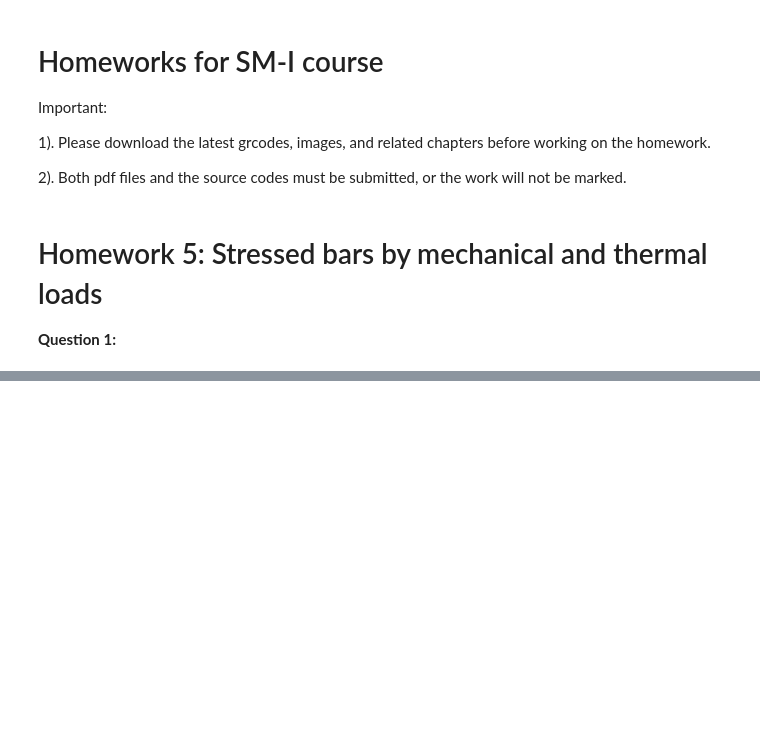
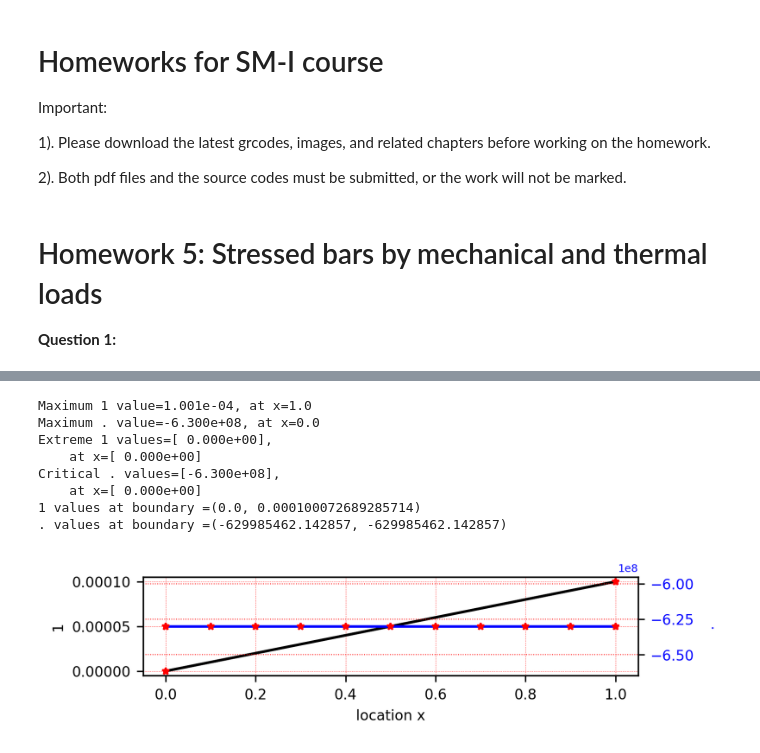
Before and after one commit to kavourbm/Solid-Mechanics-I, a Jupyter notebook: HW5.ipynb, the cells around one changed output, grey strips where cells are left out. Cells and saved outputs as stored; diff of their text form; code cells hidden in the pictures; blank space fills up the shorter version.

```diff
--- a/HW5.ipynb
+++ b/HW5.ipynb
@@ -39,0 +297,14 @@ The data are given as $E_1=200 GPa$, $E_2=70 GPa$, $A_1=5mm^2$, $A_2=8mm^2$ and
+# %%
+plot2curveS([usol,s1sol], title="1.3")           # ux: solution from method 1
+#plt.savefig('images/beam_cq.png', dpi=500)  # save the plot to a file
+plt.show()
+# %% [output]
+Maximum 1 value=1.001e-04, at x=1.0
+Maximum . value=-6.300e+08, at x=0.0
+Extreme 1 values=[ 0.000e+00],
+    at x=[ 0.000e+00]
+Critical . values=[-6.300e+08],
+    at x=[ 0.000e+00]
+1 values at boundary =(0.0, 0.000100072689285714)
+. values at boundary =(-629985462.142857, -629985462.142857)
+[figure, added]
```
Also changed, not shown: parts of 29 cells of this notebook, 2 other files.
